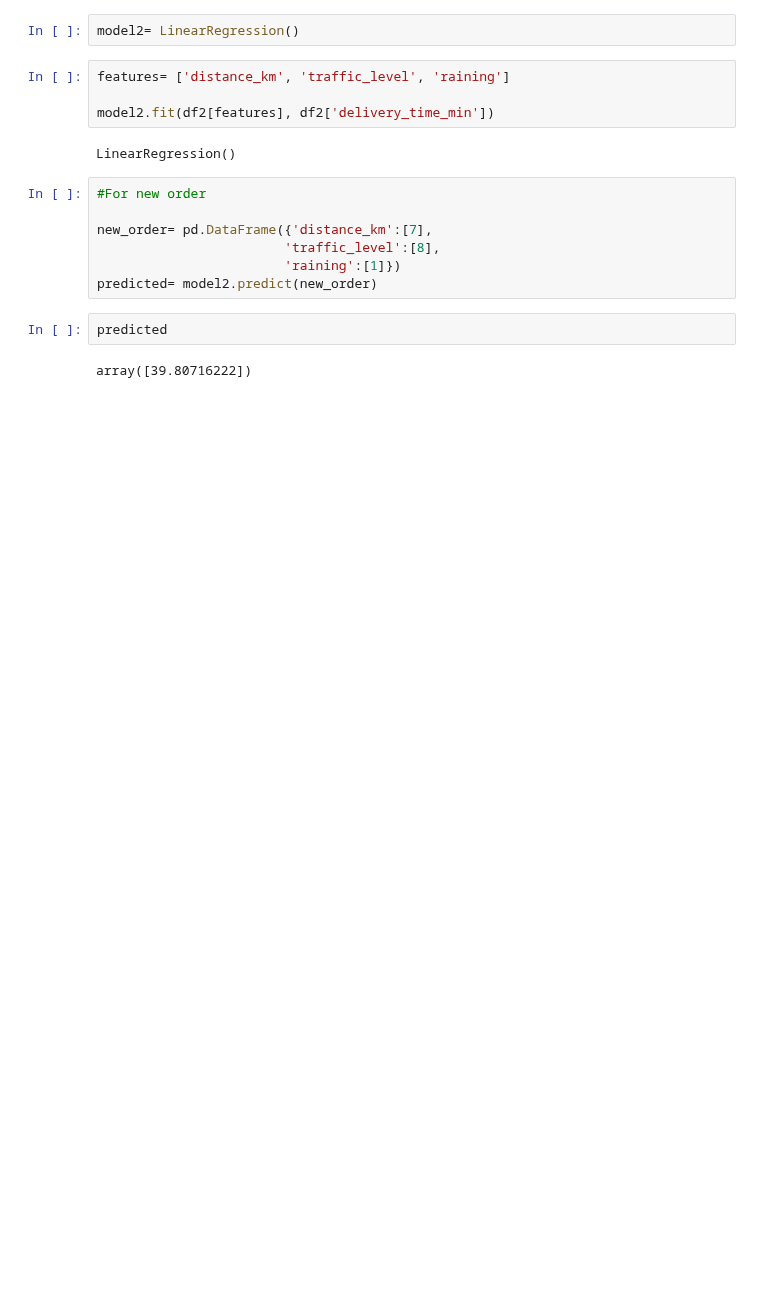
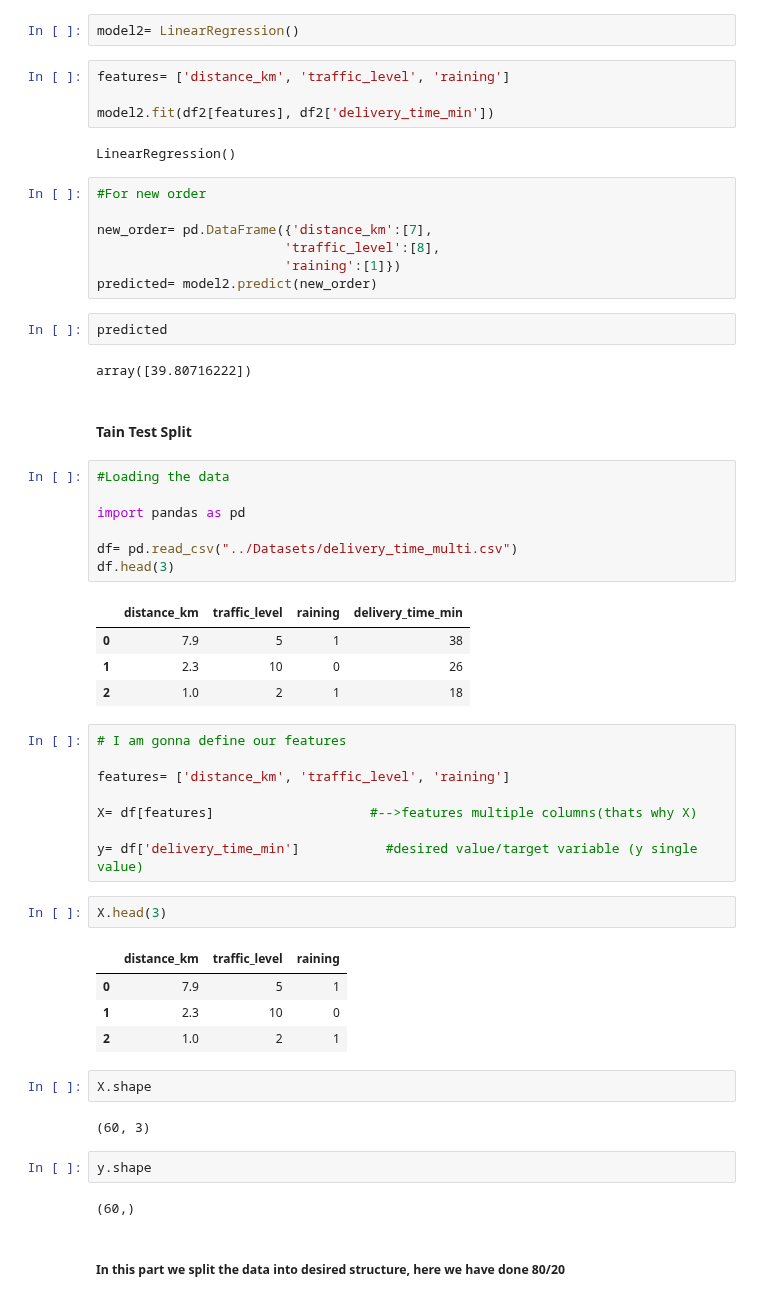
Before and after one commit to azeem932356/ML-Foundations, a Jupyter notebook: Code/LinearRegression.ipynb, the cells around one changed output. Saved outputs shown, nothing was run; the diff lists cells and outputs as text; blank space fills up the shorter version.

Commit message:
train_test_split

```diff
--- a/Code/LinearRegression.ipynb
+++ b/Code/LinearRegression.ipynb
@@ -95,3 +95,42 @@ predicted= model2.predict(new_order)
 predicted
 # %% [output]
 array([39.80716222])
+# %% [markdown]
+#### Tain Test Split
+# %%
+#Loading the data
+
+import pandas as pd
+
+df= pd.read_csv("../Datasets/delivery_time_multi.csv")
+df.head(3)
+# %% [output]
+|  | distance_km | traffic_level | raining | delivery_time_min |
+| 0 | 7.9 | 5 | 1 | 38 |
+| 1 | 2.3 | 10 | 0 | 26 |
+| 2 | 1.0 | 2 | 1 | 18 |
+# %%
+# I am gonna define our features
+
+features= ['distance_km', 'traffic_level', 'raining']
+
+X= df[features]                    #-->features multiple columns(thats why X)
+
+y= df['delivery_time_min']           #desired value/target variable (y single value)
+# %%
+X.head(3)
+# %% [output]
+|  | distance_km | traffic_level | raining |
+| 0 | 7.9 | 5 | 1 |
+| 1 | 2.3 | 10 | 0 |
+| 2 | 1.0 | 2 | 1 |
+# %%
+X.shape
+# %% [output]
+(60, 3)
+# %%
+y.shape
+# %% [output]
+(60,)
+# %% [markdown]
+##### In this part we split the data into desired structure, here we have done 80/20
```
Also changed, not shown: parts of 17 cells of this notebook.
